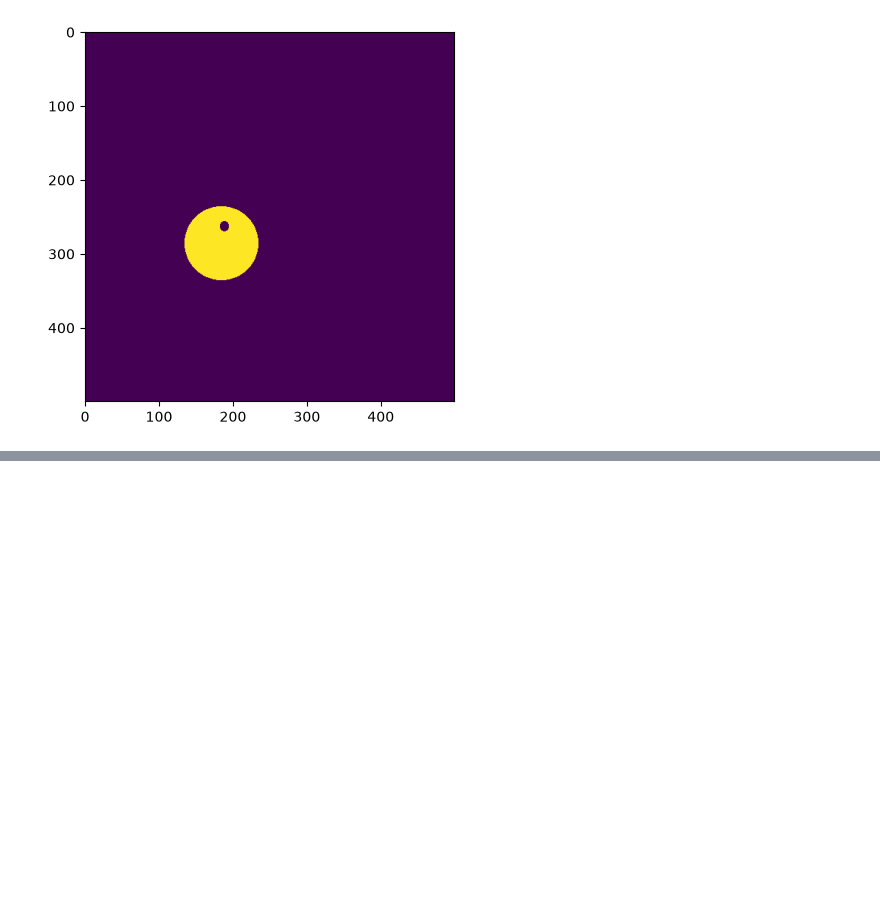
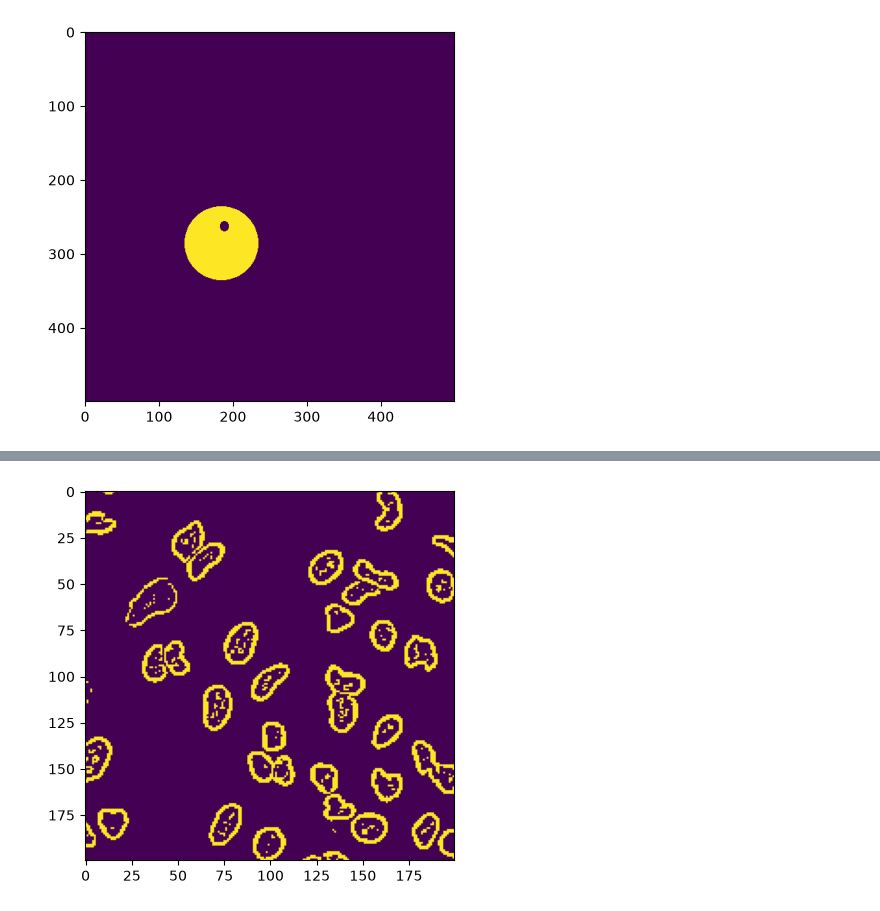
Before and after one commit to NL-BioImaging/NL-BioImageAnalysis-course2026, a Jupyter notebook: day_1/image_processing/Image_processing_fundamentals_pt1_answers.ipynb, the cells around one changed output, grey strips where cells are left out. Cells and saved outputs as stored; diff of their text form; code cells hidden in the pictures; blank space fills up the shorter version.

```diff
--- a/day_1/image_processing/Image_processing_fundamentals_pt1_answers.ipynb
+++ b/day_1/image_processing/Image_processing_fundamentals_pt1_answers.ipynb
@@ -36,0 +59,6 @@ This removed everything (due to dilation), but kept the large structure.
+# %%
+
+mask_nuclei_edge = img_edges[0:200,0:200]>sk.filters.threshold_local(img_edges[0:200,0:200], block_size=11, offset=-.001)
+_ = plt.imshow(mask_nuclei_edge)
+# %% [output]
+[figure, added]
```
Also changed, not shown: parts of 16 cells of this notebook, 5 other files.
